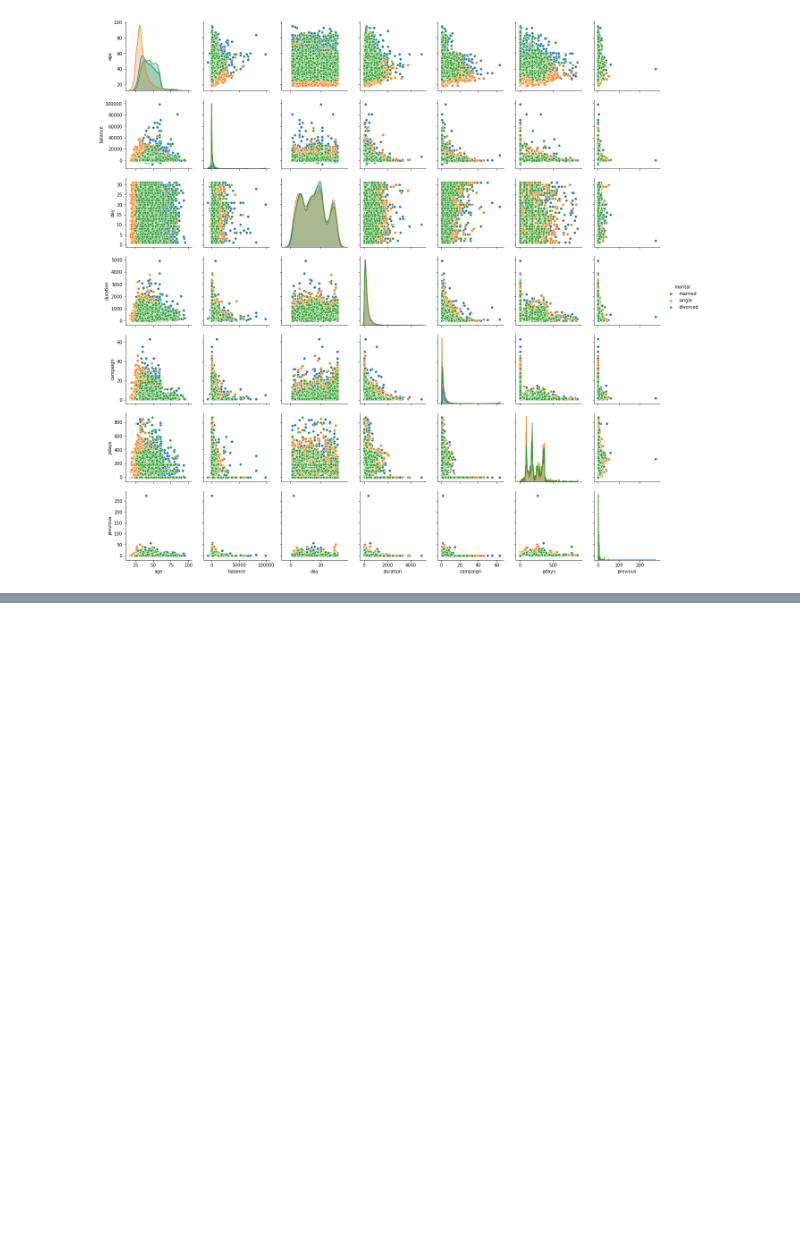
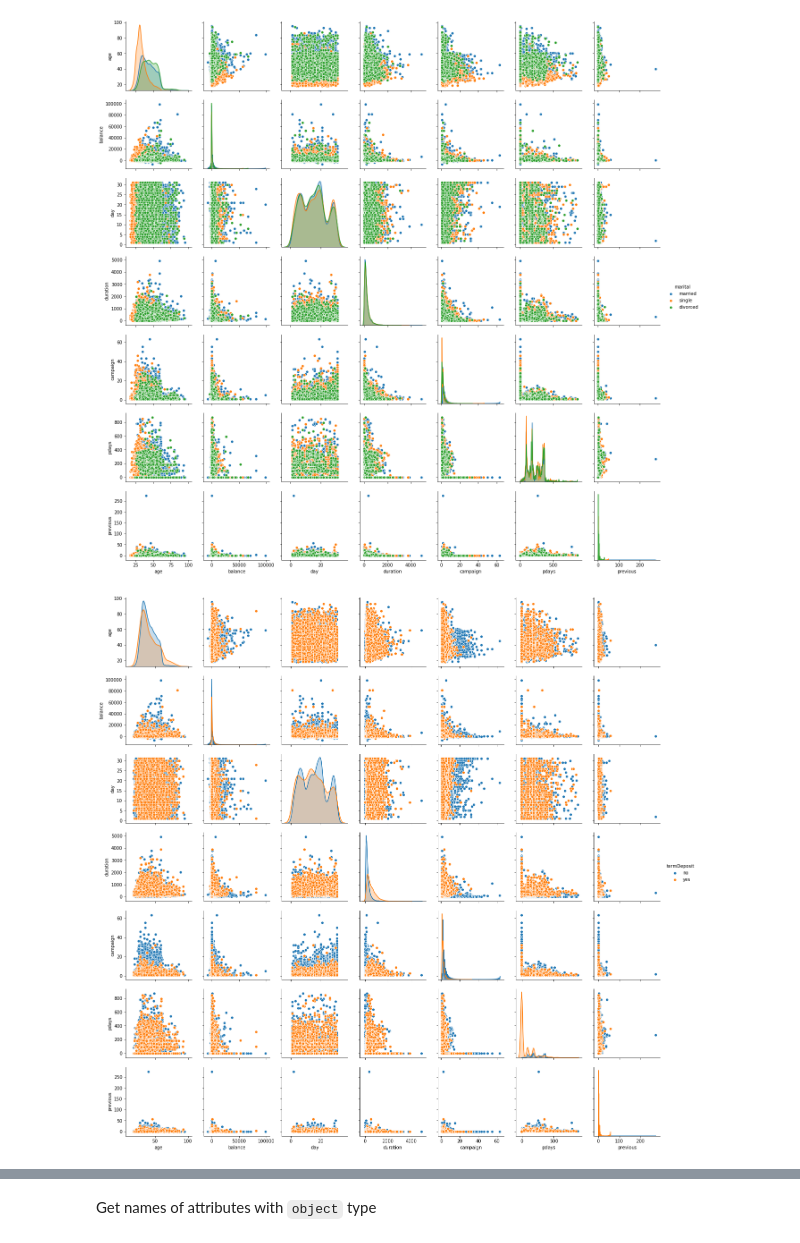
Before and after one commit to artemii-yanushevskyi/Data-Mining-Coursework, a Jupyter notebook: Data Mining Notes.ipynb, the cells around one changed output, grey strips where cells are left out. Drawn from its saved outputs; the diff is of its cells as text; code cells hidden in the pictures; blank space fills up the shorter version.

````diff
--- a/Data Mining Notes.ipynb
+++ b/Data Mining Notes.ipynb
@@ -183,6 +183,10 @@ py.iplot(data, filename='balance histogram marital partition')
 sns.pairplot(df, hue='marital');
 # %% [output]
 [figure]
+# %%
+sns.pairplot(df, hue='termDeposit');
+# %% [output]
+[figure, added]
 # %%
 trace1 = go.Histogram(
     x=df[df.termDeposit == 'yes'][['balance']],
@@ -200,3 +204,5 @@ fig = go.Figure(data=data, layout=layout)
 py.iplot(fig, filename='histogram')
 # %% [output]
 [interactive output not drawn]
+# %% [markdown]
+Get names of attributes with ```object``` type
````
Also changed, not shown: parts of 1 cell of this notebook.
